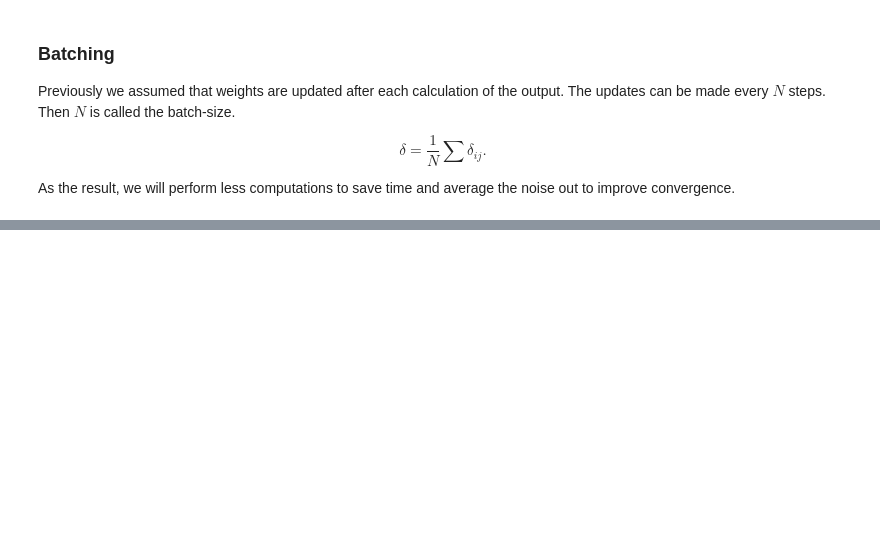
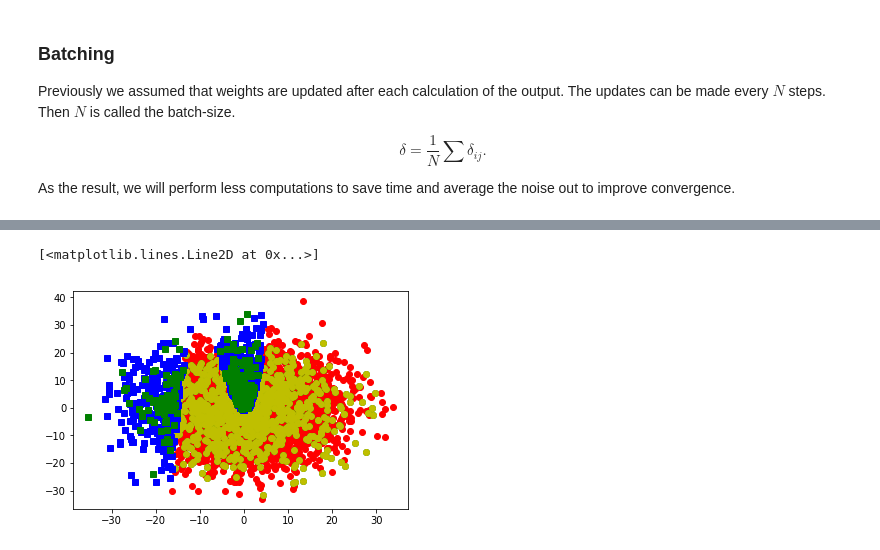
Before and after one commit to elizavetasemenova/NLPintro, a Jupyter notebook: 2nn.ipynb, the cells around one changed output, grey strips where cells are left out. Cells and saved outputs as stored; diff of their text form; code cells hidden in the pictures; blank space fills up the shorter version.

```diff
--- a/2nn.ipynb
+++ b/2nn.ipynb
@@ -507,0 +584,14 @@ If one part of a neural network has very large weights, it will dominate the tra
+# %%
+# plot again to see which points were picked as training- na test-examples
+Xred = Xtrain[np.argwhere(ytrain==1),:]
+Xorange = Xtest[np.argwhere(ytest==1),:]
+Xblue = Xtrain[np.argwhere(ytrain==0),:]
+Xgreen = Xtest[np.argwhere(ytest==0),:]
+plt.plot(Xred[:,0,0], Xred[:,0,1],  'ro')
+plt.plot(Xorange[:,0,0], Xorange[:,0,1],  'go')
+plt.plot(Xorange[:,0,0], Xorange[:,0,1],  'yo')
+plt.plot(Xblue[:,0,0], Xblue[:,0,1],  'bs')
+plt.plot(Xgreen[:,0,0], Xgreen[:,0,1],  'gs')
+# %% [output]
+[<matplotlib.lines.Line2D at 0x...>]
+[figure, added]
```
Also changed, not shown: parts of 23 cells of this notebook.
